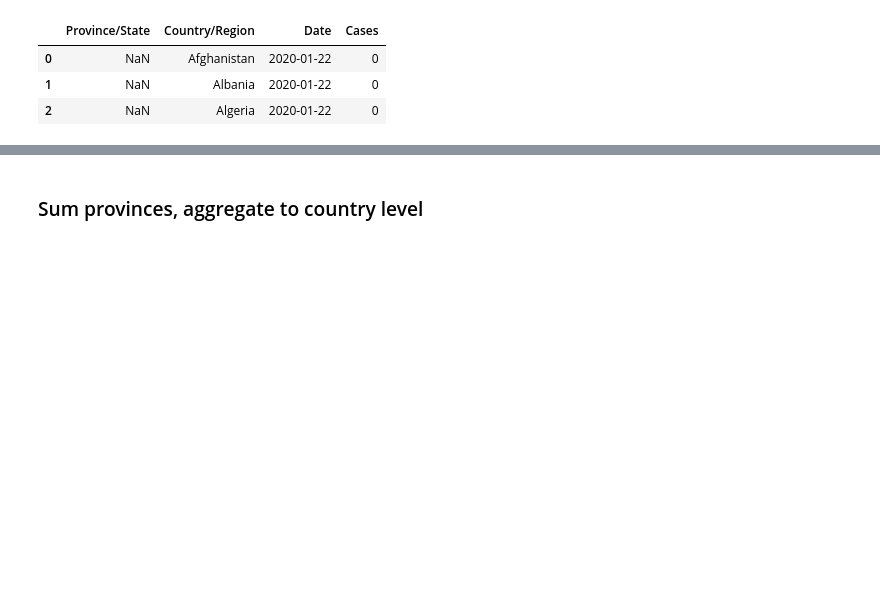
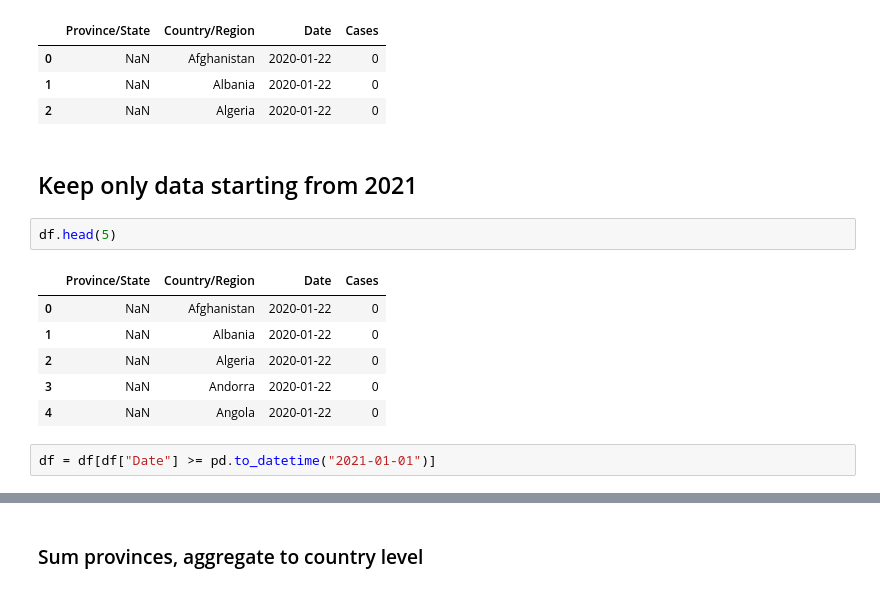
Before and after one commit to jaroslawr/jupyter-notebooks, a Jupyter notebook: dataset_covid/dataset_covid.ipynb, the cells around one changed output, grey strips where cells are left out. Saved outputs shown, nothing was run; the diff lists cells and outputs as text; blank space fills up the shorter version.

```diff
--- a/dataset_covid/dataset_covid.ipynb
+++ b/dataset_covid/dataset_covid.ipynb
@@ -77,3 +77,16 @@ df.head(3)
 | 0 | NaN | Afghanistan | 2020-01-22 | 0 |
 | 1 | NaN | Albania | 2020-01-22 | 0 |
 | 2 | NaN | Algeria | 2020-01-22 | 0 |
+# %% [markdown]
+## Keep only data starting from 2021
+# %%
+df.head(5)
+# %% [output]
+|  | Province/State | Country/Region | Date | Cases |
+| 0 | NaN | Afghanistan | 2020-01-22 | 0 |
+| 1 | NaN | Albania | 2020-01-22 | 0 |
+| 2 | NaN | Algeria | 2020-01-22 | 0 |
+| 3 | NaN | Andorra | 2020-01-22 | 0 |
+| 4 | NaN | Angola | 2020-01-22 | 0 |
+# %%
+df = df[df["Date"] >= pd.to_datetime("2021-01-01")]
```
Also changed, not shown: parts of 5 cells of this notebook, 1 other file.
